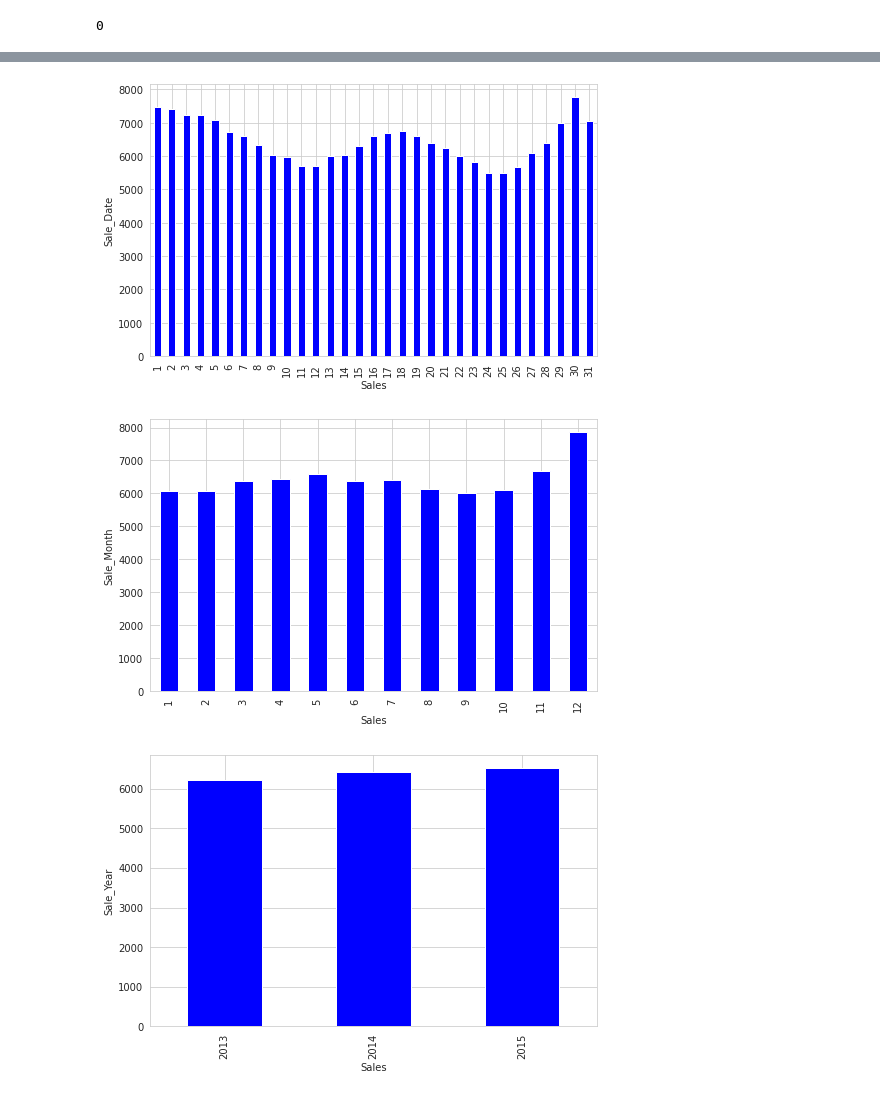
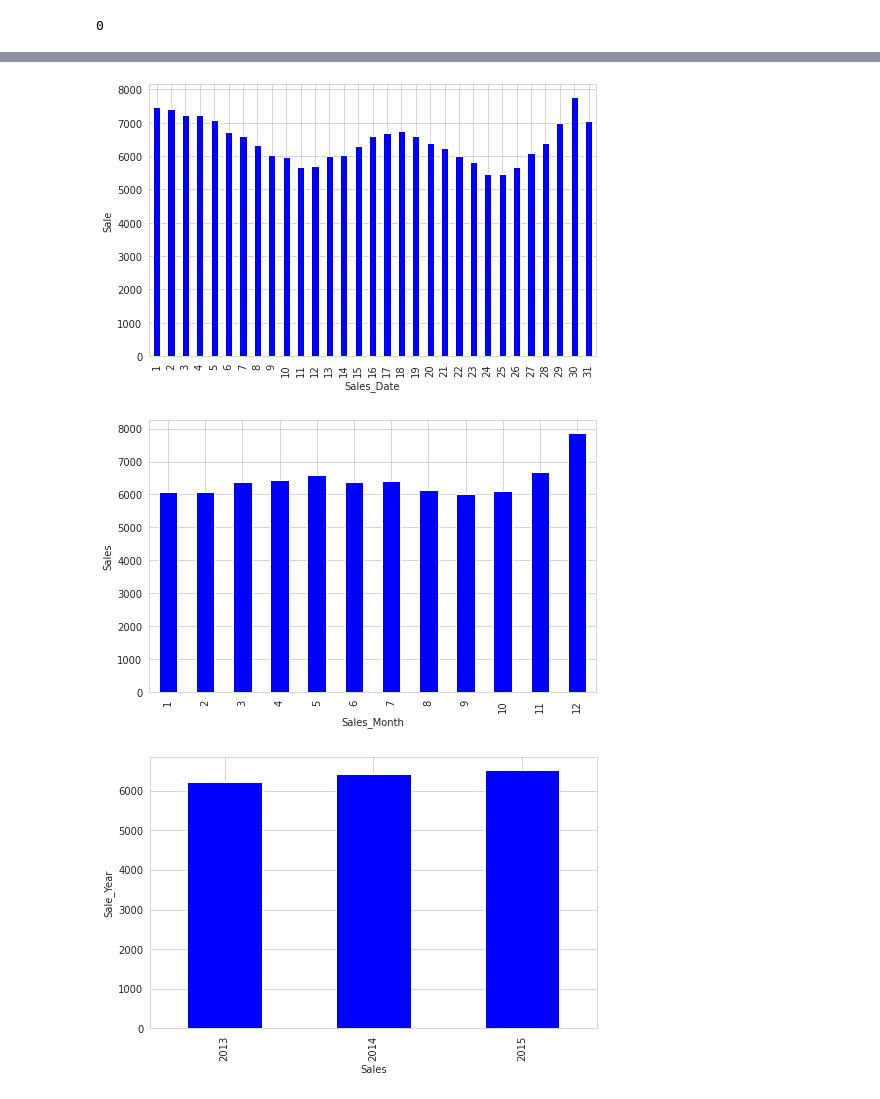
Before and after one commit to Mahima2208/Rossman-Sales-Prediction-Supervised-, a Jupyter notebook: Rossman_Sales_Prediction_Mahima_Phalkey.ipynb, the cells around one changed output, grey strips where cells are left out. Cells and saved outputs as stored; diff of their text form; code cells hidden in the pictures.

```diff
--- a/Rossman_Sales_Prediction_Mahima_Phalkey.ipynb
+++ b/Rossman_Sales_Prediction_Mahima_Phalkey.ipynb
@@ -231,3 +343,6 @@ rossman_store.drop(['Promo2SinceYear','PromoInterval','Promo2SinceWeek'], axis =
 # %%
-Date_feat = ['Date','CompetitionOpenSinceMonth','CompetitionOpenSinceYear']
+#Date features
+#Date_feat = ['Date','CompetitionOpenSinceMonth','CompetitionOpenSinceYear']
+
+Date_feat = ['Date']
 # %%
@@ -292,7 +414,7 @@ for feature in cont_num:
 for feature in cont_num:
     plt.figure(figsize = (8,5))
     sns.set_style("whitegrid")
-    sns.distplot(np.sqrt(rossman_store['Sales']-((min(rossman_store['Sales']) - 1))), hist = True,color='b')
+    sns.distplot(np.sqrt(rossman_store[feature]), hist = True,color='b')
     plt.title(feature)
     plt.show()
 # %% [output]
@@ -312,7 +434,7 @@ for feature in cont_num:
 for feature in disc_num:
     if feature in ['Store','CompetitionDistance']:
         sns.set_style("whitegrid")
-        rossman_store.pivot_table('Sales', index= feature, aggfunc='median').plot(lw = 1, figsize = (15,5))
+        rossman_store.pivot_table('Sales', index= feature, aggfunc='median').plot(lw = 1, figsize = (15,5),color="red")
         plt.title(feature)
         plt.ylabel("Sales")
 # %% [output]
@@ -419,8 +492,4 @@ Promo2                                int64
 dtype: object
-# %%
-rossman_store['CompetitionOpenMonthYear'] = rossman_store['CompetitionOpenSinceYear'] + (rossman_store['CompetitionOpenSinceMonth']/12)
-
-rossman_store.drop(['CompetitionOpenSinceMonth','CompetitionOpenSinceYear'], axis = 1, inplace = True)
 # %%
 rossman_store['Year'] = pd.DatetimeIndex(rossman_store['Date']).year
 rossman_store['Month'] = pd.DatetimeIndex(rossman_store['Date']).month
@@ -431,19 +500,19 @@ rossman_store=rossman_store.drop('Date',axis=1)
 # %%
 plt.figure(figsize = (8,5))
 rossman_store.groupby('Day')['Sales'].median().plot(kind = 'bar', color = 'blue')
-plt.xlabel("Sales")
-plt.ylabel("Sale_Date")
+plt.xlabel("Sales_Date")
+plt.ylabel("Sale")
 plt.show()
 # %% [output]
-[figure, old version]
+[figure, new version]
 # %%
 plt.figure(figsize = (8,5))
 rossman_store.groupby('Month')['Sales'].median().plot(kind = 'bar', color = 'blue')
-plt.xlabel("Sales")
-plt.ylabel("Sale_Month")
+plt.xlabel("Sales_Month")
+plt.ylabel("Sales")
 plt.show()
 # %% [output]
-[figure, old version]
+[figure, new version]
 # %%
 plt.figure(figsize = (8,5))
 rossman_store.groupby('Year')['Sales'].median().plot(kind = 'bar', color = 'blue')
```
Also changed, not shown: parts of 147 cells of this notebook.
